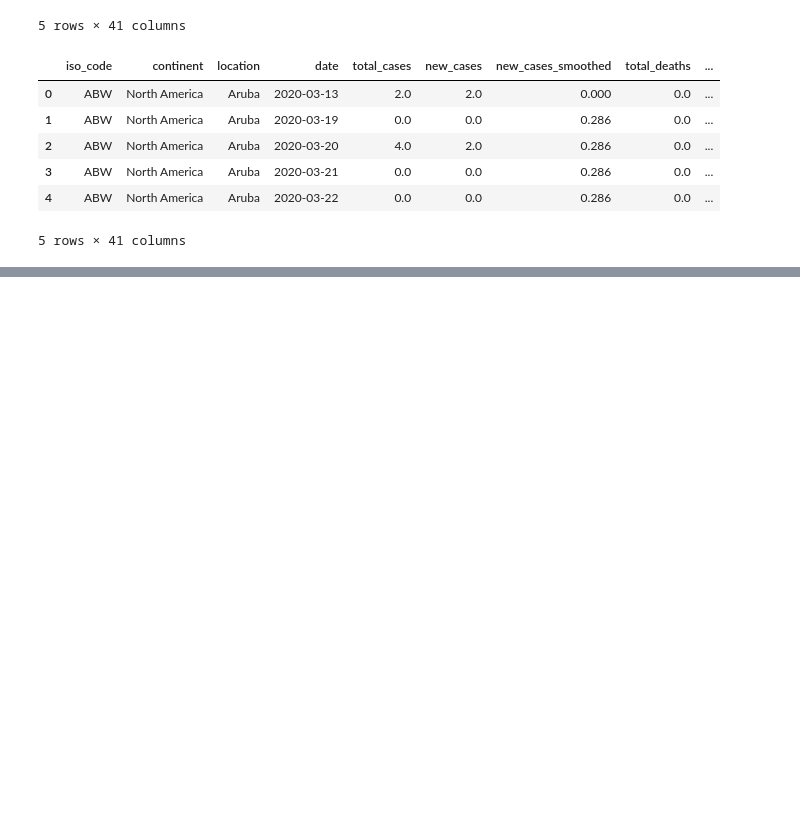
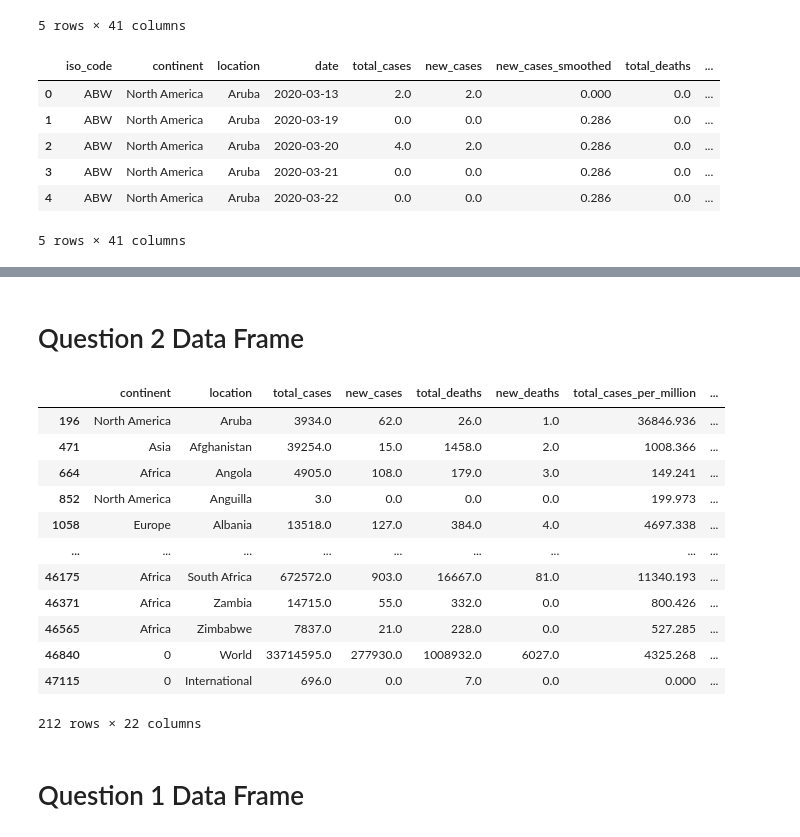
Before and after one commit to skumble27/COVID-19-Causation, a Jupyter notebook: project1.ipynb, the cells around one changed output, grey strips where cells are left out. Cells and saved outputs as stored; diff of their text form; code cells hidden in the pictures; blank space fills up the shorter version.

```diff
--- a/project1.ipynb
+++ b/project1.ipynb
@@ -30,0 +68,30 @@ raw_data_cv19.head()
+# %% [markdown]
+# Question 2 Data Frame
+# %%
+# Columns to drop for pre-existing health factors
+q2_data_frame = raw_data_cv19.drop(columns=['iso_code','date','new_cases_smoothed','new_deaths_smoothed','new_cases_smoothed_per_million','new_deaths_smoothed_per_million','new_tests', 'total_tests', 'total_tests_per_thousand', 'new_tests_per_thousand',
+       'new_tests_smoothed', 'new_tests_smoothed_per_thousand',
+       'tests_per_case','tests_units', 'stringency_index','extreme_poverty','population_density','handwashing_facilities', 'hospital_beds_per_thousand',])
+
+# Taking the last row to indicate the last reported case
+q2_data_frame = q2_data_frame.drop_duplicates(subset=['location'],keep='last')
+
+q2_data_frame.to_csv('Cleaned_Data\q2_data.csv')
+
+q2_data_frame
+# %% [output]
+|  | continent | location | total_cases | new_cases | total_deaths | new_deaths | total_cases_per_million | ... |
+| 196 | North America | Aruba | 3934.0 | 62.0 | 26.0 | 1.0 | 36846.936 | ... |
+| 471 | Asia | Afghanistan | 39254.0 | 15.0 | 1458.0 | 2.0 | 1008.366 | ... |
+| 664 | Africa | Angola | 4905.0 | 108.0 | 179.0 | 3.0 | 149.241 | ... |
+| 852 | North America | Anguilla | 3.0 | 0.0 | 0.0 | 0.0 | 199.973 | ... |
+| 1058 | Europe | Albania | 13518.0 | 127.0 | 384.0 | 4.0 | 4697.338 | ... |
+| ... | ... | ... | ... | ... | ... | ... | ... | ... |
+| 46175 | Africa | South Africa | 672572.0 | 903.0 | 16667.0 | 81.0 | 11340.193 | ... |
+| 46371 | Africa | Zambia | 14715.0 | 55.0 | 332.0 | 0.0 | 800.426 | ... |
+| 46565 | Africa | Zimbabwe | 7837.0 | 21.0 | 228.0 | 0.0 | 527.285 | ... |
+| 46840 | 0 | World | 33714595.0 | 277930.0 | 1008932.0 | 6027.0 | 4325.268 | ... |
+| 47115 | 0 | International | 696.0 | 0.0 | 7.0 | 0.0 | 0.000 | ... |
+212 rows × 22 columns
+# %% [markdown]
+# Question 1 Data Frame
```
Also changed, not shown: parts of 6 cells of this notebook, 2 other files.
